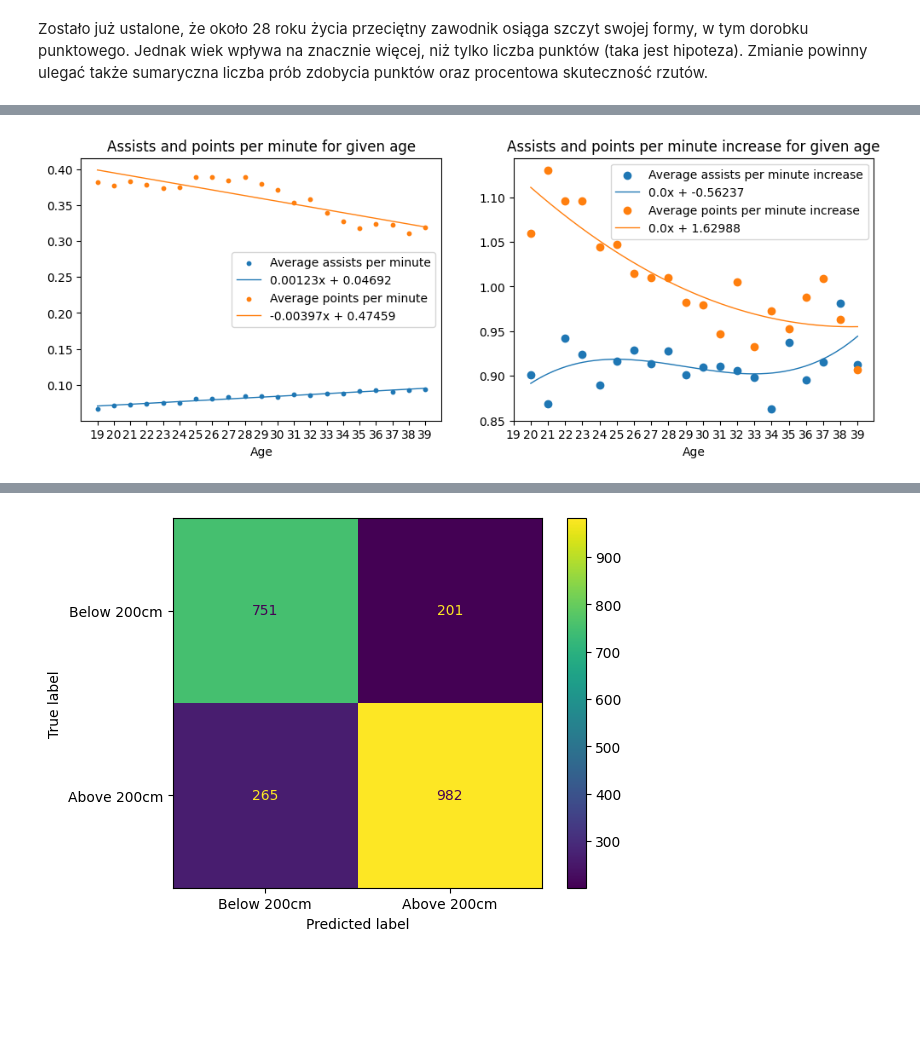
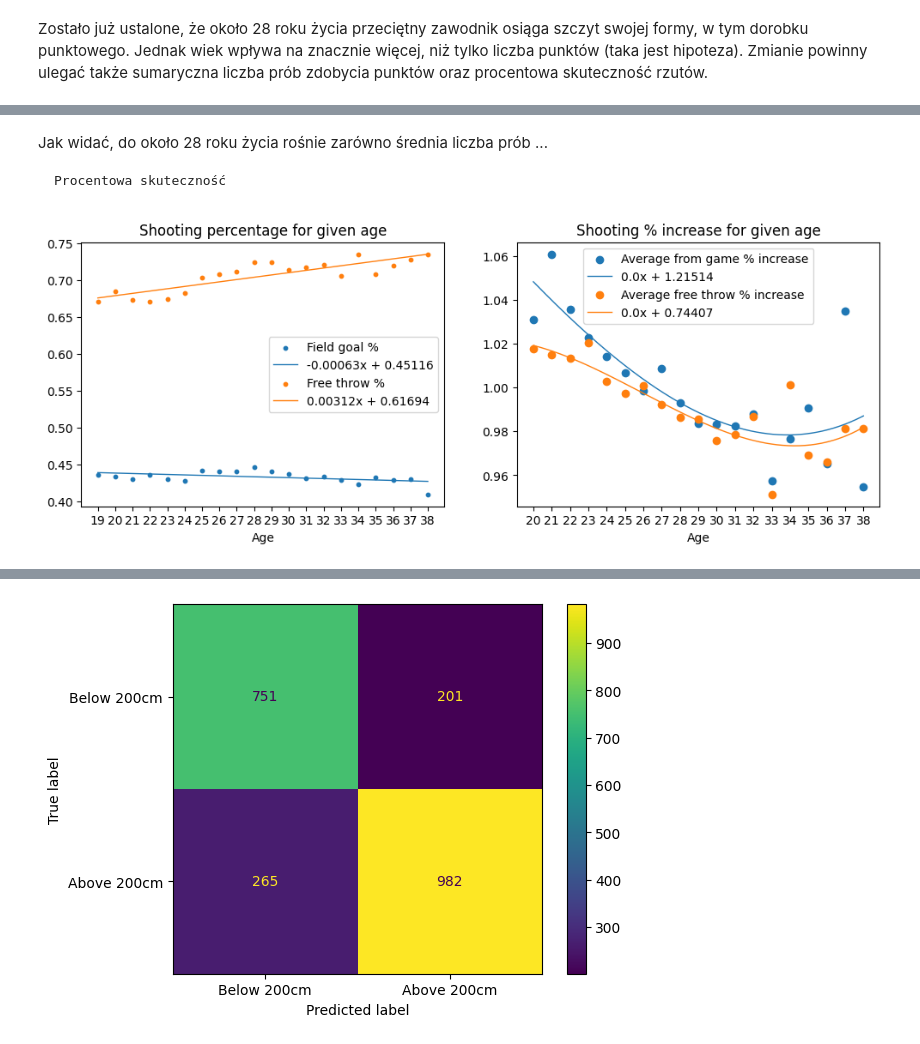
Before and after one commit to Marcin27141/NbaDataAnalysis, a Jupyter notebook: MultipleSeasons.ipynb, the cells around one changed output, grey strips where cells are left out. Drawn from its saved outputs; the diff is of its cells as text; code cells hidden in the pictures; blank space fills up the shorter version.

```diff
--- a/MultipleSeasons.ipynb
+++ b/MultipleSeasons.ipynb
@@ -706,78 +692,69 @@ plt.show()
+# %% [markdown]
+Jak widać, do około 28 roku życia rośnie zarówno średnia liczba prób  ...
+
+    Procentowa skuteczność
 # %%
 fig, ax = plt.subplots(nrows=1, ncols=2, figsize=(12,4))
 
-assists_per_minute_to_age = pd.pivot_table(all_seasons_per_minute, values='AST', index='Player', columns='Age')
-assists_per_minute_to_age = get_normalized_dataframe(assists_per_minute_to_age)
-avrg_assists_per_minute_to_age = assists_per_minute_to_age.mean()
-ax[0].scatter(avrg_assists_per_minute_to_age.index, avrg_assists_per_minute_to_age.values, s=10, label='Average assists per minute')
+field_goal_percentage_to_age = pd.pivot_table(all_seasons_totals, values='FG%', index='Player', columns='Age')
+field_goal_percentage_to_age = get_normalized_dataframe(field_goal_percentage_to_age)
+average_field_goal_percentage_to_age = field_goal_percentage_to_age.mean()
+ax[0].scatter(average_field_goal_percentage_to_age.index, average_field_goal_percentage_to_age.values, s=10, label='Field goal %')
 model_lin = LinearRegression()
-X = avrg_assists_per_minute_to_age.index.values
-model_lin.fit(X.reshape(-1,1), avrg_assists_per_minute_to_age.values)
+X = average_field_goal_percentage_to_age.index.values
+model_lin.fit(X.reshape(-1,1), average_field_goal_percentage_to_age.values)
 X_test = np.linspace(start=X.min(), stop=X.max(), num=300)
 Y_pred = model_lin.predict(X_test.reshape(-1,1))
 ax[0].plot(X_test, Y_pred, linewidth=1, label=f"{np.round(model_lin.coef_,5)[0]}x + {np.round(model_lin.intercept_,5)}")
 
-points_per_minute_to_age = pd.pivot_table(all_seasons_per_minute, values='PTS', index='Player', columns='Age')
-points_per_minute_to_age = get_normalized_dataframe(points_per_minute_to_age)
-avrg_points_per_minute_to_age = points_per_minute_to_age.mean()
-ax[0].scatter(avrg_points_per_minute_to_age.index, avrg_points_per_minute_to_age.values, s=10, label='Average points per minute')
+free_throw_percentage_to_age = pd.pivot_table(all_seasons_per_minute, values='FT%', index='Player', columns='Age')
+free_throw_percentage_to_age = get_normalized_dataframe(free_throw_percentage_to_age)
+average_free_throw_percentage_to_age = free_throw_percentage_to_age.mean()
+ax[0].scatter(average_free_throw_percentage_to_age.index, average_free_throw_percentage_to_age.values, s=10, label='Free throw %')
 model_lin = LinearRegression()
-X = avrg_points_per_minute_to_age.index.values
-model_lin.fit(X.reshape(-1,1), avrg_points_per_minute_to_age.values)
+X = average_free_throw_percentage_to_age.index.values
+model_lin.fit(X.reshape(-1,1), average_free_throw_percentage_to_age.values)
 X_test = np.linspace(start=X.min(), stop=X.max(), num=300)
 Y_pred = model_lin.predict(X_test.reshape(-1,1))
 ax[0].plot(X_test, Y_pred, linewidth=1, label=f"{np.round(model_lin.coef_,5)[0]}x + {np.round(model_lin.intercept_,5)}")
 
-ax[0].set_title('Assists and points per minute for given age')
+ax[0].set_title('Shooting percentage for given age')
 ax[0].set_xlabel('Age')
-ax[0].set_xticks(avrg_assists_per_minute_to_age.index)
+ax[0].set_xticks(average_free_throw_percentage_to_age.index)
 ax[0].legend()
 
 
-avrg_assists_per_minute_increase = assists_per_minute_to_age.iloc[:, 1:].div(assists_per_minute_to_age.shift(axis=1).iloc[:, 1:])
-avrg_assists_per_minute_increase = avrg_assists_per_minute_increase.replace([np.inf, -np.inf], np.nan).mean()
-ax[1].scatter(avrg_assists_per_minute_increase.index, avrg_assists_per_minute_increase.values, label='Average assists per minute increase')
+field_goal_percentage_to_age_increase = field_goal_percentage_to_age.iloc[:, 1:].div(field_goal_percentage_to_age.shift(axis=1).iloc[:, 1:])
+avrg_field_goal_percentage_to_age_increase = field_goal_percentage_to_age_increase.replace([np.inf, -np.inf], np.nan).mean()
+ax[1].scatter(avrg_field_goal_percentage_to_age_increase.index, avrg_field_goal_percentage_to_age_increase.values, label=r"Average from game % increase")
 model_lin = LinearRegression()
-X = avrg_assists_per_minute_increase.index.values
+X = avrg_field_goal_percentage_to_age_increase.index.values
 gen_features = PolynomialFeatures(degree=3, include_bias=True, interaction_only=False)
-model_lin.fit(gen_features.fit_transform(X.reshape(-1,1)), avrg_assists_per_minute_increase.values)
+model_lin.fit(gen_features.fit_transform(X.reshape(-1,1)), avrg_field_goal_percentage_to_age_increase.values)
 #model_lin.fit(X.reshape(-1,1), avrg_assists_per_minute_increase.values)
 X_test = np.linspace(start=X.min(), stop=X.max(), num=300)
 Y_pred = model_lin.predict(gen_features.fit_transform(X_test.reshape(-1,1)))
 #Y_pred = model_lin.predict(X_test.reshape(-1,1))
 ax[1].plot(X_test, Y_pred, linewidth=1, label=f"{np.round(model_lin.coef_,5)[0]}x + {np.round(model_lin.intercept_,5)}")
 
-avrg_points_per_minute_increase = points_per_minute_to_age.iloc[:, 1:].div(points_per_minute_to_age.shift(axis=1).iloc[:, 1:])
-avrg_points_per_minute_increase = avrg_points_per_minute_increase.replace([np.inf, -np.inf], np.nan).mean()
-ax[1].scatter(avrg_points_per_minute_increase.index, avrg_points_per_minute_increase.values, label='Average points per minute increase')
+avrg_free_throw_percentage_to_age_increase = free_throw_percentage_to_age.iloc[:, 1:].div(free_throw_percentage_to_age.shift(axis=1).iloc[:, 1:])
+avrg_points_per_minute_increase = avrg_free_throw_percentage_to_age_increase.replace([np.inf, -np.inf], np.nan).mean()
+ax[1].scatter(avrg_points_per_minute_increase.index, avrg_points_per_minute_increase.values, label=r'Average free throw % increase')
 model_lin = LinearRegression()
 X = avrg_points_per_minute_increase.index.values
 gen_features = PolynomialFeatures(degree=3, include_bias=True, interaction_only=False)
 model_lin.fit(gen_features.fit_transform(X.reshape(-1,1)), avrg_points_per_minute_increase.values)
 #model_lin.fit(X.reshape(-1,1), avrg_points_per_minute_increase.values)
 X_test = np.linspace(start=X.min(), stop=X.max(), num=300)
 Y_pred = model_lin.predict(gen_features.fit_transform(X_test.reshape(-1,1)))
 #Y_pred = model_lin.predict(X_test.reshape(-1,1))
 ax[1].plot(X_test, Y_pred, linewidth=1, label=f"{np.round(model_lin.coef_,5)[0]}x + {np.round(model_lin.intercept_,5)}")
 
-ax[1].set_title('Assists and points per minute increase for given age')
+ax[1].set_title(f'Shooting % increase for given age')
 ax[1].set_xlabel('Age')
-ax[1].set_xticks(avrg_assists_per_minute_to_age.index)
+ax[1].set_xticks(avrg_points_per_minute_increase.index)
 ax[1].legend()
 
-"""assists_per_minute_to_age = pd.pivot_table(all_seasons_per_minute, values='AST', index='Player', columns='Age')
-assists_per_minute_to_age = get_normalized_dataframe(assists_per_minute_to_age)
-avrg_assists_per_minute_to_age = assists_per_minute_to_age.iloc[:, 1:].div(assists_per_minute_to_age.shift(axis=1).iloc[:, 1:])
-avrg_assists_per_minute_to_age = avrg_assists_per_minute_to_age.replace([np.inf, -np.inf], np.nan).mean()
-ax[1].plot(avrg_assists_per_minute_to_age.index, avrg_assists_per_minute_to_age.values, label='Average assists per minute',  marker='.')
-
-points_per_minute_to_age = pd.pivot_table(all_seasons_per_minute, values='PTS', index='Player', columns='Age')
-points_per_minute_to_age = get_normalized_dataframe(points_per_minute_to_age)
-avrg_points_per_minute_to_age = points_per_minute_to_age.iloc[:, 1:].div(points_per_minute_to_age.shift(axis=1).iloc[:, 1:])
-avrg_points_per_minute_to_age = avrg_points_per_minute_to_age.replace([np.inf, -np.inf], np.nan).mean()
-ax[1].plot(avrg_points_per_minute_to_age.index, avrg_points_per_minute_to_age.values, label='Average points per minute',  marker='.')"""
-
-
 plt.show()
 # %% [output]
-[figure, old version]
+[figure, new version]
```
Also changed, not shown: parts of 23 cells of this notebook.
